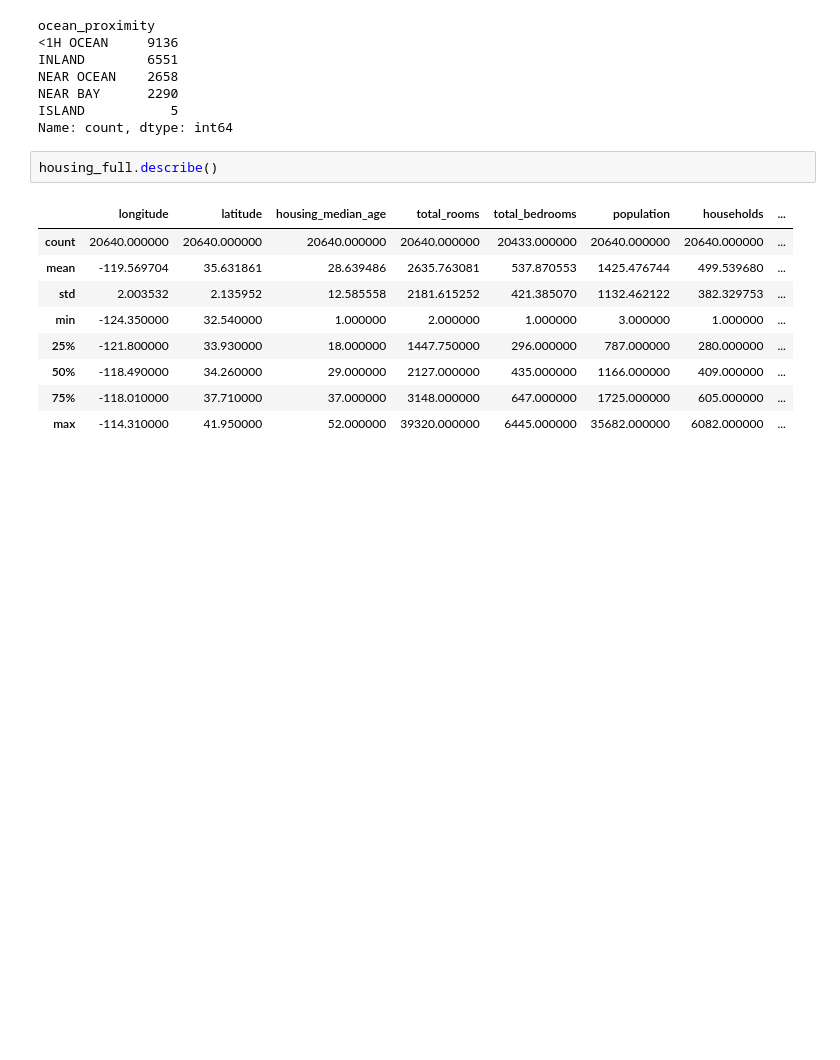
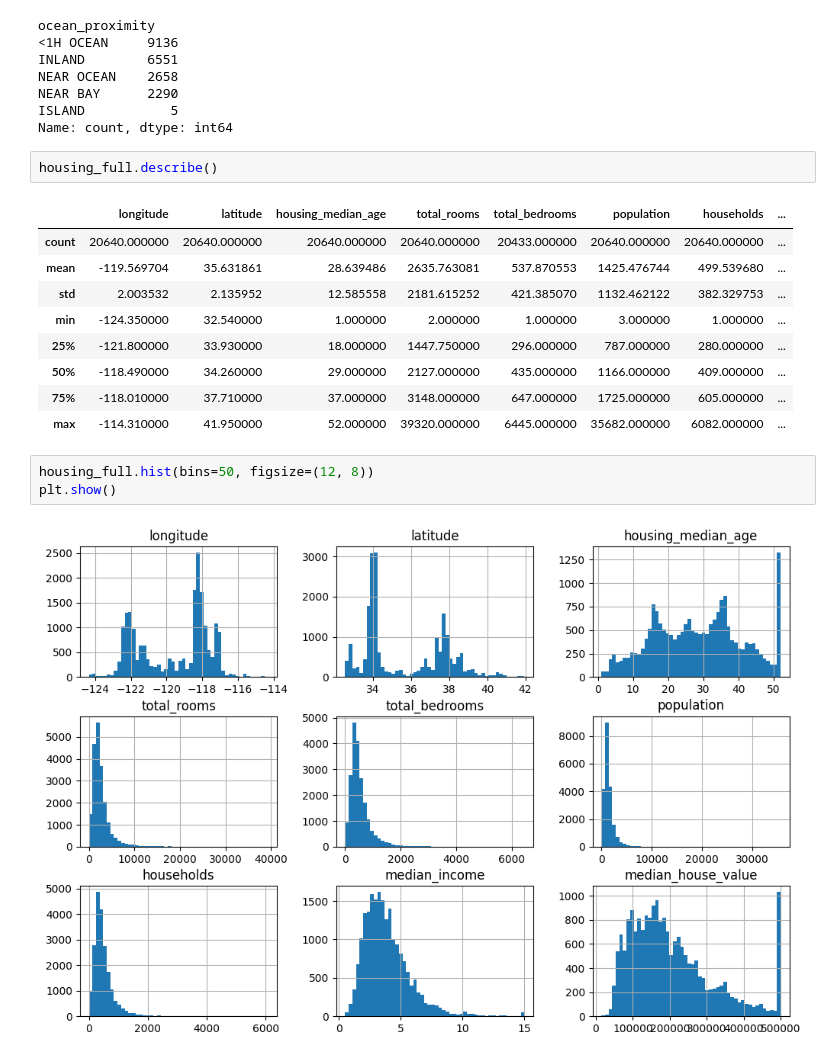
Before and after one commit to naimataki/California-Housing-Prices, a Jupyter notebook: housing.ipynb, the cells around one changed output. Saved outputs shown, nothing was run; the diff lists cells and outputs as text; blank space fills up the shorter version.

Commit message:
Histograms for numeric features

```diff
--- a/housing.ipynb
+++ b/housing.ipynb
@@ -66,3 +67,8 @@ housing_full.describe()
 | 50% | -118.490000 | 34.260000 | 29.000000 | 2127.000000 | 435.000000 | 1166.000000 | 409.000000 | ... |
 | 75% | -118.010000 | 37.710000 | 37.000000 | 3148.000000 | 647.000000 | 1725.000000 | 605.000000 | ... |
 | max | -114.310000 | 41.950000 | 52.000000 | 39320.000000 | 6445.000000 | 35682.000000 | 6082.000000 | ... |
+# %%
+housing_full.hist(bins=50, figsize=(12, 8))
+plt.show()
+# %% [output]
+[figure, added]
```
Also changed, not shown: parts of 2 cells of this notebook.
